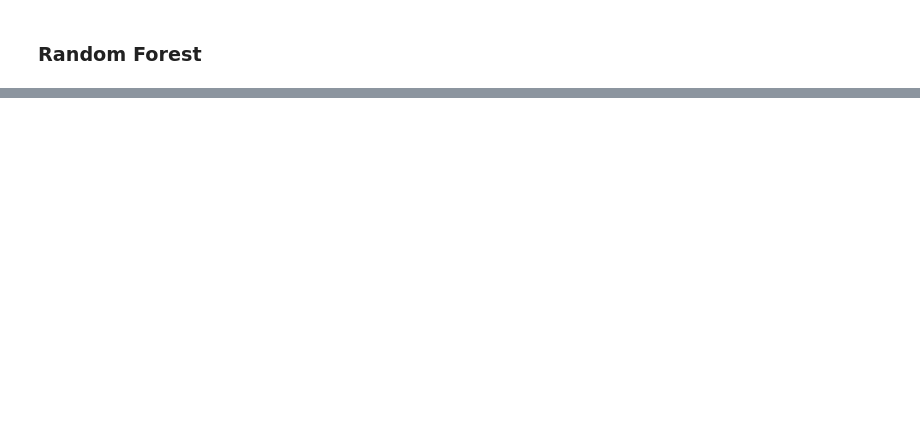
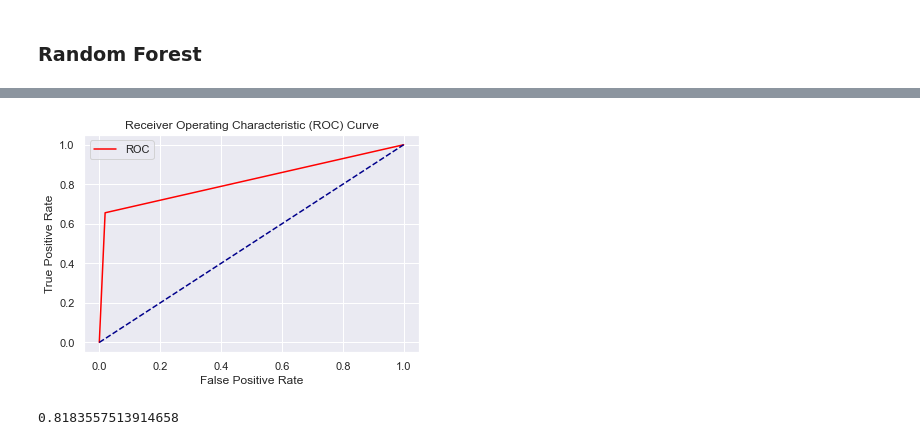
Before and after one commit to joann-balraj/Asteroids-Predicting_Hazardous_or_Not, a Jupyter notebook: Workbook.ipynb, the cells around one changed output, grey strips where cells are left out. Drawn from its saved outputs; the diff is of its cells as text; code cells hidden in the pictures; blank space fills up the shorter version.

```diff
--- a/Workbook.ipynb
+++ b/Workbook.ipynb
@@ -507,0 +578,7 @@ plot_confusion_matrix(rf_model, test_x, test_y, display_labels=labels, xticks_ro
+# %%
+fpr, tpr, thresholds = roc_curve(test_y, predictions)
+plot_roc_curve(fpr, tpr)
+roc_auc_score(test_y, predictions)
+# %% [output]
+[figure, added]
+0.8183557513914658
```
Also changed, not shown: parts of 16 cells of this notebook.
